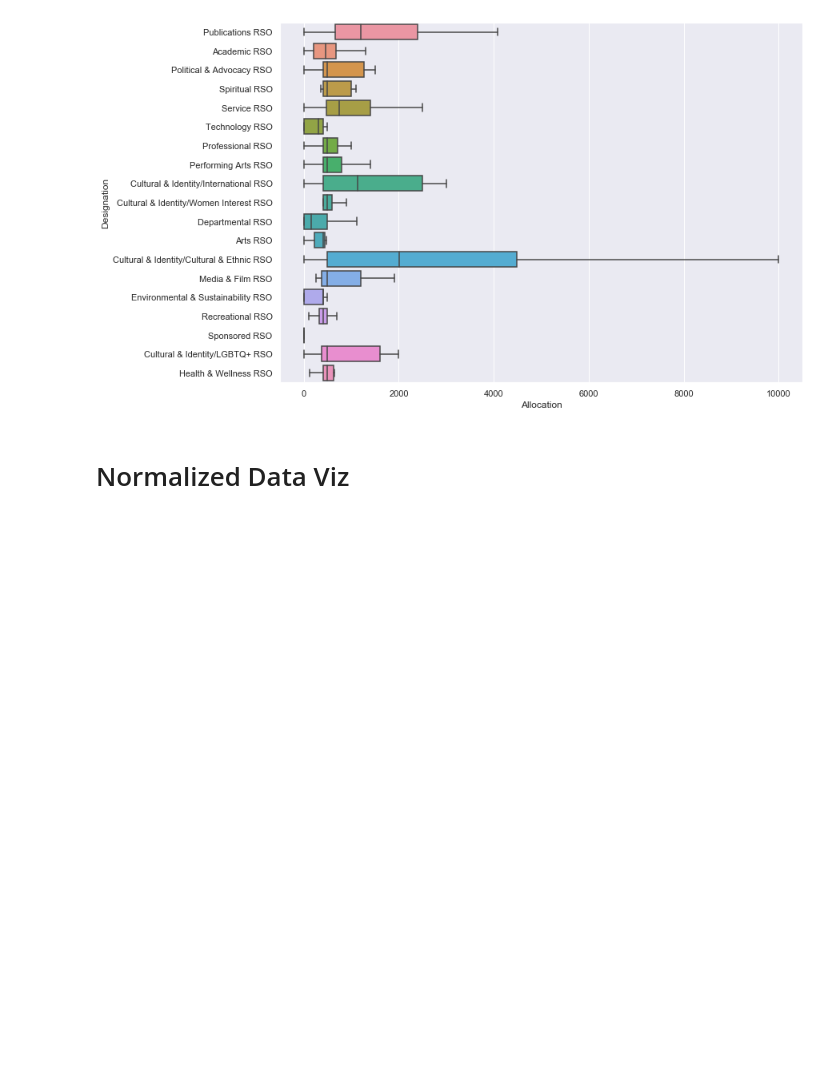
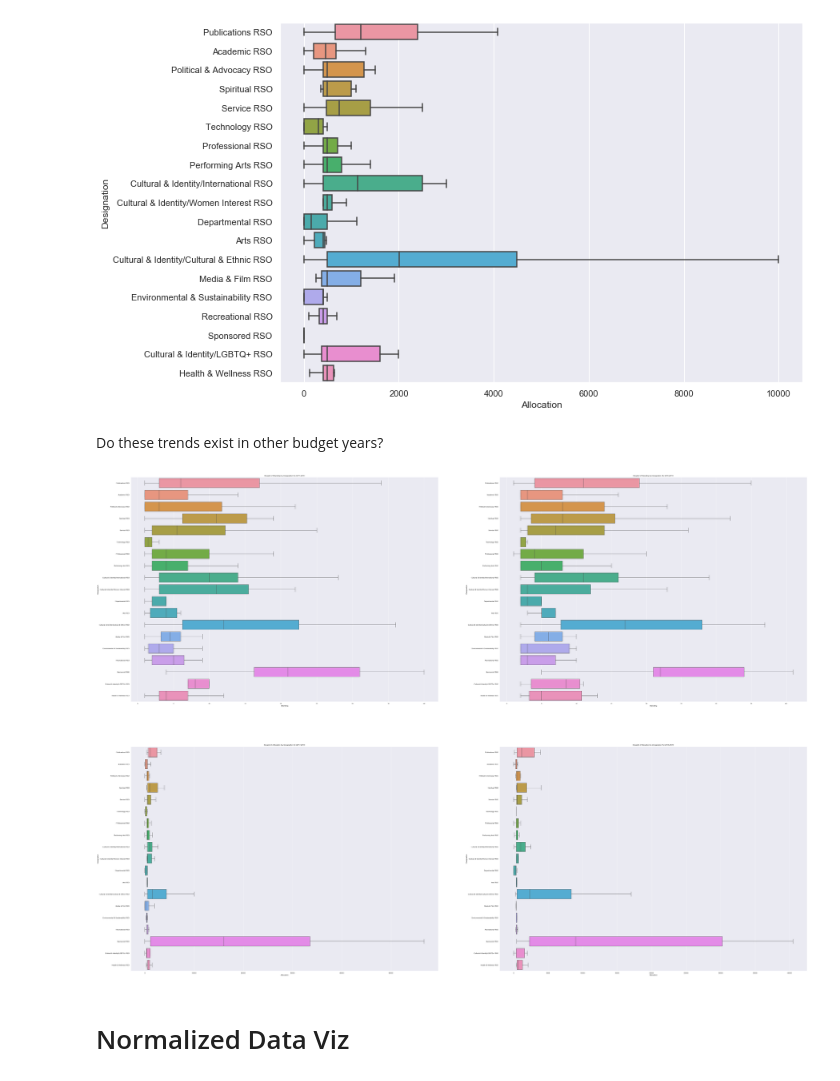
Before and after one commit to sydneytrieu/senior-thesis, a Jupyter notebook: notebooks/eda.ipynb, the cells around one changed output. Drawn from its saved outputs; the diff is of its cells as text; code cells hidden in the pictures; blank space fills up the shorter version.

Commit message:
standing vs allocation eda

```diff
--- a/notebooks/eda.ipynb
+++ b/notebooks/eda.ipynb
@@ -121 +118,6 @@ rso_2019 = rso_data[rso_data['Year']==2019]
+# %%
+rso_2019 = rso_data[rso_data['Year']==2019]
+
+# Save an order of RSO designations so graphs can more easily be compared.
+rso_order = rso_2019['Designation'].unique()
 # %%
@@ -140,6 +160,34 @@ sns.boxplot(x='Allocation', y='Designation', data=rso_2019, showfliers=False)
 # %% [output]
 <matplotlib.axes._subplots.AxesSubplot at 0x...>
 [figure]
+# %% [markdown]
+Do these trends exist in other budget years?
+# %%
+sns.set(rc={'figure.figsize':(80,60)})
+
+# The years we want to plot can be edited by adding to the following array. That said, the figure size (in the line above)
+# must be adjusted accordingly.
+years = [2017, 2018]
+
+fig, ax = plt.subplots(len(years),2)
+
+for i, year in enumerate(years):
+    data = rso_data[rso_data['Year']==year]
+
+    sns.boxplot(x='Standing',
+                y='Designation',
+                data=data,
+                order=rso_order,
+                showfliers=False,
+                ax=ax[0][i]).set_title(f'Boxplot of Standing by Designation for {year}-{year+1}')
+    sns.boxplot(x='Allocation',
+                y='Designation',
+                data=data,
+                order=rso_order,
+                showfliers=False,
+                ax=ax[1][i]).set_title(f'Boxplot of Allocation by Designation for {year}-{year+1}')
+# %% [output]
+[figure, added]
 # %% [markdown]
 # Normalized Data Viz
 # %%
```
Also changed, not shown: parts of 8 cells of this notebook.
